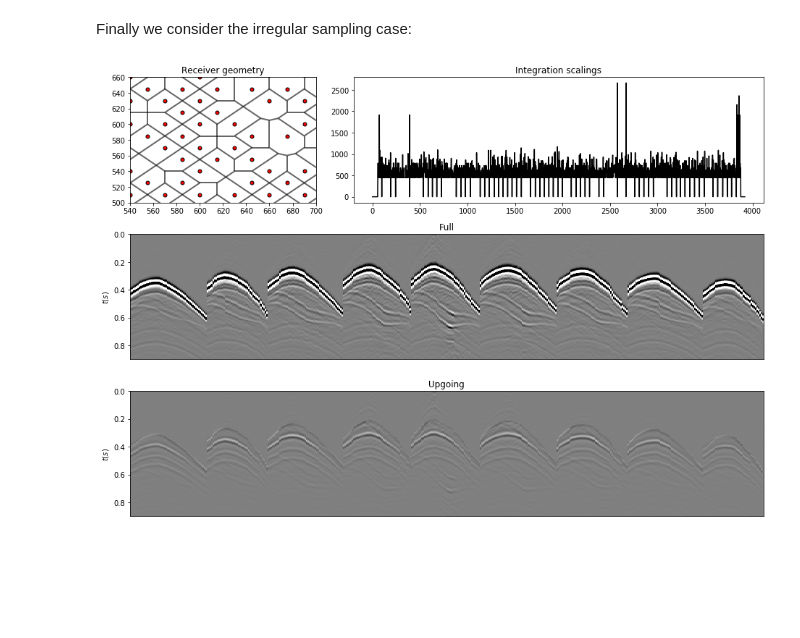
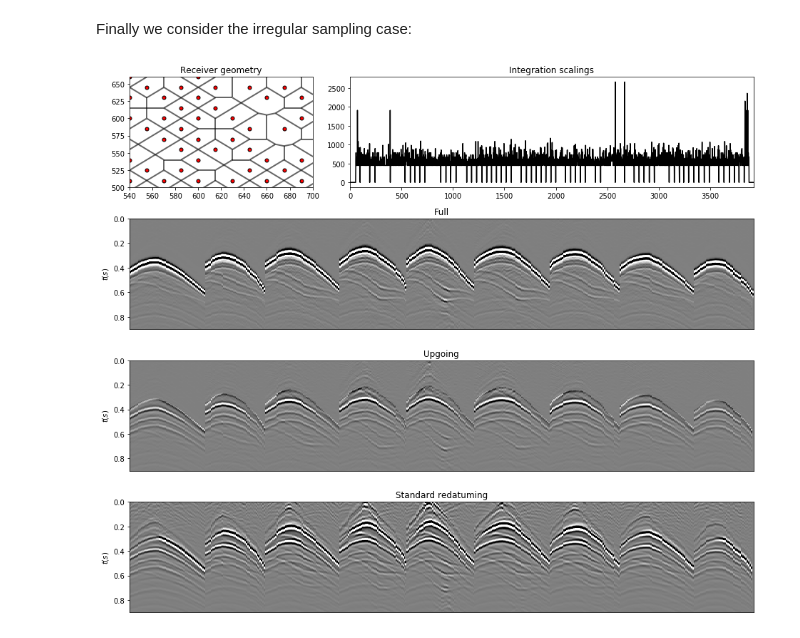
Before and after one commit to DIG-Kaust/MDC-HPC, a Jupyter notebook: Marchenko3D_comparison.ipynb, the cells around one changed output. Cells and saved outputs as stored; diff of their text form; code cells hidden in the pictures; blank space fills up the shorter version.

```diff
--- a/Marchenko3D_comparison.ipynb
+++ b/Marchenko3D_comparison.ipynb
@@ -512,37 +512,47 @@ def voronoi_volumes(points):
 vertex, dareas = voronoi_volumes(r2irreg[:2].T)
 dareas[dareas > 200000] = 0.
 
-fig = plt.figure(figsize=(13, 9))
-ax00 = plt.subplot2grid((3, 6), (0, 2), rowspan=1, colspan=4)
-ax01 = plt.subplot2grid((3, 6), (0, 0), rowspan=1, colspan=2)
-ax10 = plt.subplot2grid((3, 6), (1, 0), rowspan=1, colspan=6)
-ax11 = plt.subplot2grid((3, 6), (2, 0), rowspan=1, colspan=6)
+fig = plt.figure(figsize=(13, 11))
+ax00 = plt.subplot2grid((4, 6), (0, 2), rowspan=1, colspan=4)
+ax01 = plt.subplot2grid((4, 6), (0, 0), rowspan=1, colspan=2)
+ax10 = plt.subplot2grid((4, 6), (1, 0), rowspan=1, colspan=6)
+ax11 = plt.subplot2grid((4, 6), (2, 0), rowspan=1, colspan=6)
+ax21 = plt.subplot2grid((4, 6), (3, 0), rowspan=1, colspan=6)
 ax00.plot(dareas, 'k')
+ax00.set_xlim(0, len(dareas))
 ax00.set_title('Integration scalings')
 voronoi_plot_2d(vertex, ax=ax01, show_points=False,
                 show_vertices=False, line_colors='k',
                 line_width=2, line_alpha=0.6, point_size=10)
 ax01.scatter(r2irreg[0], r2irreg[1], marker='.', s=100, c='r', edgecolors='k')
 ax01.set_xlim(vs[0]-80, vs[0]+80)
 ax01.set_ylim(vs[1]-80, vs[1]+80)
 ax01.set_title('Receiver geometry')
 
 ax10.imshow(gest2irreg_tot[ir2irregselected].T, cmap='gray',
            vmin=-2e3, vmax=2e3, extent=(0, nr, t[-1], -t[-1]))
 ax10.set_xticks([], [])
 ax10.set_title('Full')
 ax10.axis('tight')
 ax10.set_ylim(ymax, 0)
 ax10.set_ylabel(r'$t(s)$')
 ax11.imshow(gest2irreg_minus[ir2irregselected].T, cmap='gray',
-           vmin=-2e3, vmax=2e3, extent=(0, nr, t[-1], -t[-1]))
+            vmin=-6e2, vmax=6e2, extent=(0, nr, t[-1], -t[-1]))
 ax11.set_xticks([], [])
 ax11.set_title('Upgoing')
 ax11.axis('tight')
 ax11.set_ylim(ymax, 0)
 ax11.set_ylabel(r'$t(s)$')
+ax21.imshow(p0minus2irreg[ir2irregselected].T, cmap='gray',
+            vmin=-6e2, vmax=6e2, extent=(0, nr, t[-1], -t[-1]))
+ax21.set_xticks([], [])
+ax21.set_title('Standard redatuming')
+ax21.axis('tight')
+ax21.set_ylim(ymax, 0)
+ax21.set_ylabel(r'$t(s)$')
+
 plt.tight_layout()
 #plt.savefig('Figures/gest_irregular.eps', bbox_inches='tight')
 plt.savefig('Figures/gest_irregular.png', dpi=300, bbox_inches='tight')
 # %% [output]
-[figure, old version]
+[figure, new version]
```
Also changed, not shown: 8 other files.
